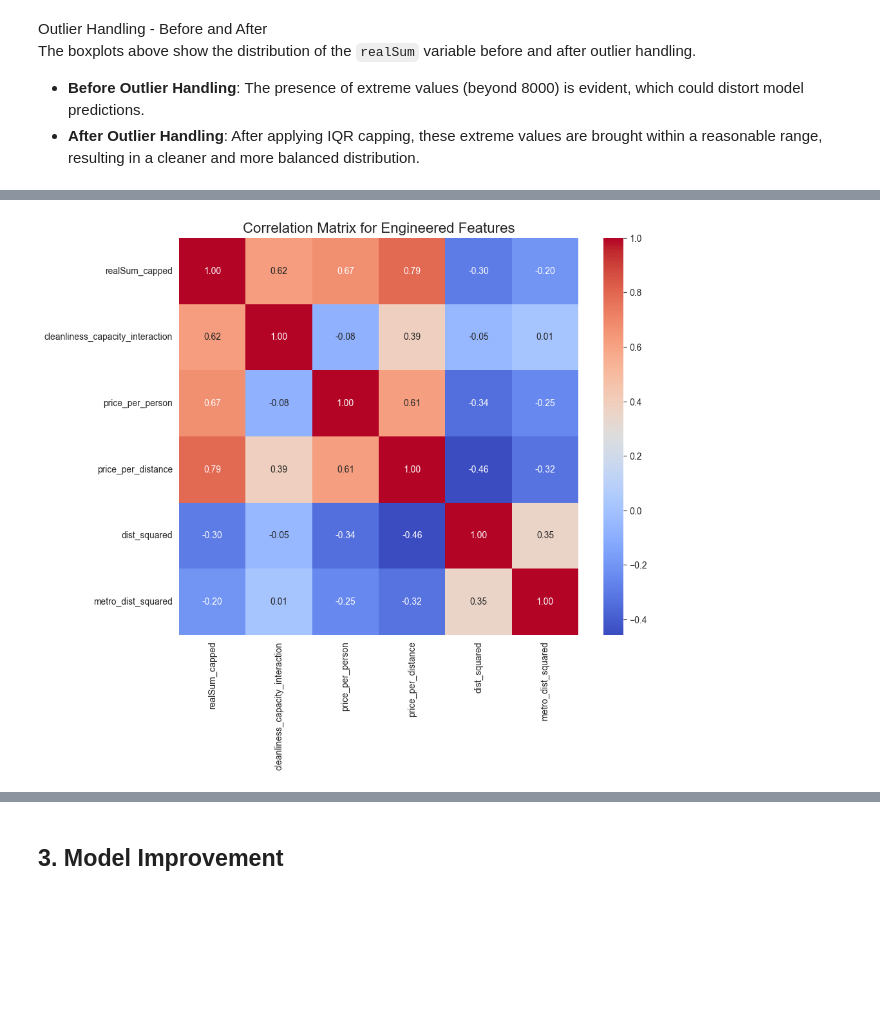
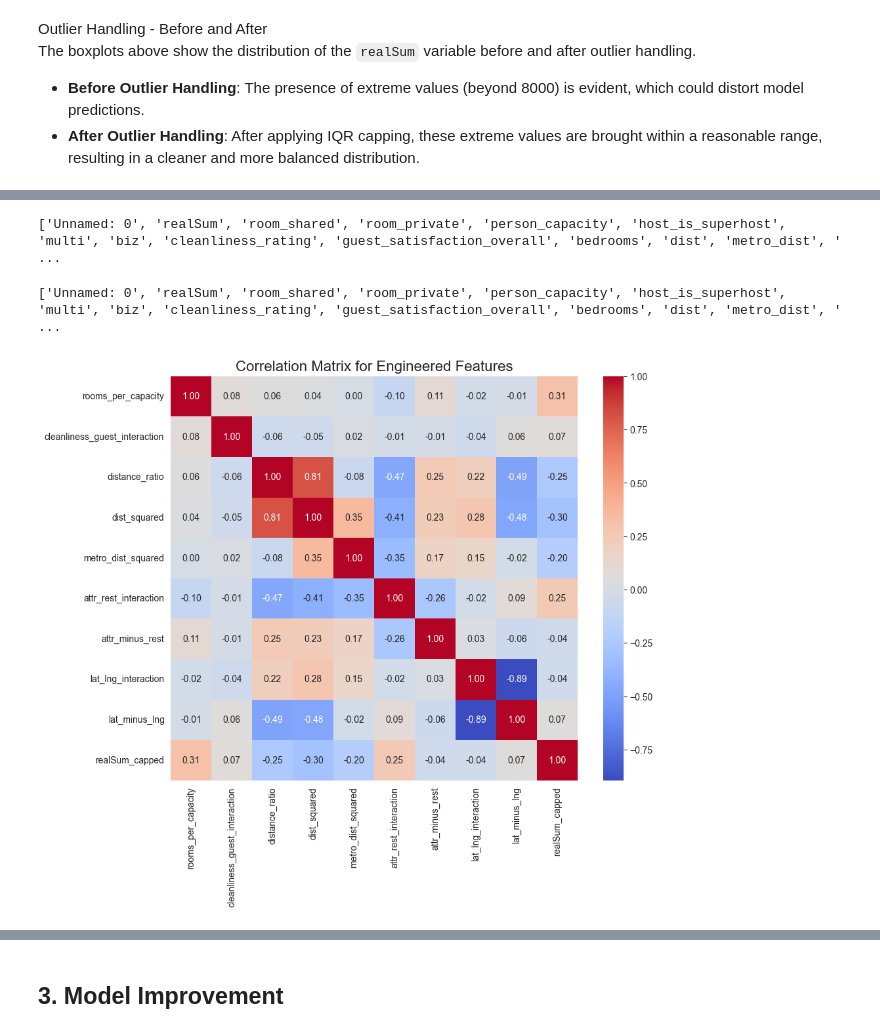
Before and after one commit to guyreuveni33/Tabular-DS, a Jupyter notebook: p2_final_version.ipynb, the cells around one changed output, grey strips where cells are left out. Drawn from its saved outputs; the diff is of its cells as text; code cells hidden in the pictures; blank space fills up the shorter version.

```diff
--- a/p2_final_version.ipynb
+++ b/p2_final_version.ipynb
@@ -93,3 +146,4 @@ import seaborn as sns
 
 # Load dataset
 data = pd.read_csv('amsterdam_weekdays.csv')
+df = data.copy()  # Create a copy of the original DataFram
@@ -95,0 +173,2 @@ data = pd.read_csv('amsterdam_weekdays.csv')
+# %%
+data = pd.get_dummies(df, columns=['room_type'], drop_first=True)
@@ -176,7 +452,0 @@ Normalization ensures the data is balanced and ready for analysis, helping the m
-# %%
-# Feature engineering
-data['cleanliness_capacity_interaction'] = data['cleanliness_rating'] * data['person_capacity']
-data['price_per_person'] = data['realSum_capped'] / data['person_capacity']
-data['price_per_distance'] = data['realSum_capped'] / (data['dist'] + 1)
-data['dist_squared'] = data['dist'] ** 2
-data['metro_dist_squared'] = data['metro_dist'] ** 2
@@ -183,13 +537,58 @@ data['metro_dist_squared'] = data['metro_dist'] ** 2
+# %%
+# # Feature engineering
+# data['cleanliness_capacity_interaction'] = data['cleanliness_rating'] * data['person_capacity']
+# #data['price_per_person'] = data['realSum_capped'] / data['person_capacity']
+# #data['price_per_distance'] = data['realSum_capped'] / (data['dist'] + 1)
+# data['dist_squared'] = data['dist'] ** 2
+# data['metro_dist_squared'] = data['metro_dist'] ** 2
+# data['rooms_per_person'] = data['bedrooms'] / (data['person_capacity'] + 1)
+#
+#
+# # Combine cleanliness_rating and guest_satisfaction_overall
+# data['cleanliness_guest_interaction'] = (
+#     data['cleanliness_rating'] * data['guest_satisfaction_overall']
+# )
+# # Polynomial transformation of dist (cubic example)
+# data['dist_cubed'] = data['dist'] ** 3
+# # Interaction feature
+# data['capacity_dist_interaction'] = data['person_capacity'] * data['dist']
+print(data.columns.tolist())
+
+# new version of the code
+# Interaction Features
+data['rooms_per_capacity'] = data['bedrooms'] / (data['person_capacity'] + 1)
+data['cleanliness_guest_interaction'] = data['cleanliness_rating'] * data['guest_satisfaction_overall']
+data['distance_ratio'] = data['dist'] / (data['metro_dist'] + 1)
+
+# Polynomial Features
+data['dist_squared'] = data['dist'] ** 2
+data['metro_dist_squared'] = data['metro_dist'] ** 2
+
+# Attraction & Restaurant Interactions
+data['attr_rest_interaction'] = data['attr_index'] * data['rest_index']
+data['attr_minus_rest'] = data['attr_index'] - data['rest_index']
+
+# Geographical Features
+data['lat_lng_interaction'] = data['lng'] * data['lat']
+data['lat_minus_lng'] = data['lat'] - data['lng']
+# %% [output]
+['Unnamed: 0', 'realSum', 'room_shared', 'room_private', 'person_capacity', 'host_is_superhost', 'multi', 'biz', 'cleanliness_rating', 'guest_satisfaction_overall', 'bedrooms', 'dist', 'metro_dist', ' ...
 # %%
 # Explore correlations of new features
-new_features = ['realSum_capped', 'cleanliness_capacity_interaction', 'price_per_person',
-                'price_per_distance', 'dist_squared', 'metro_dist_squared']
+#new_features = ['realSum_capped', 'cleanliness_capacity_interaction', 'price_per_person',
+#               'price_per_distance', 'dist_squared', 'metro_dist_squared']
+new_features = ['rooms_per_capacity', 'cleanliness_guest_interaction', 'distance_ratio', 'dist_squared',
+                'metro_dist_squared', 'attr_rest_interaction', 'attr_minus_rest', 'lat_lng_interaction',
+                'lat_minus_lng', 'realSum_capped']
+
 corr_matrix = data[new_features].corr()
+print(data.columns.tolist())
 
 # Plot the heatmap
 plt.figure(figsize=(10, 8))
 sns.heatmap(corr_matrix, annot=True, fmt=".2f", cmap="coolwarm", cbar=True)
 plt.title("Correlation Matrix for Engineered Features", fontsize=16)
 plt.show()
 # %% [output]
+['Unnamed: 0', 'realSum', 'room_shared', 'room_private', 'person_capacity', 'host_is_superhost', 'multi', 'biz', 'cleanliness_rating', 'guest_satisfaction_overall', 'bedrooms', 'dist', 'metro_dist', ' ...
-[figure, old version]
+[figure, new version]
```
Also changed, not shown: parts of 48 cells of this notebook.
